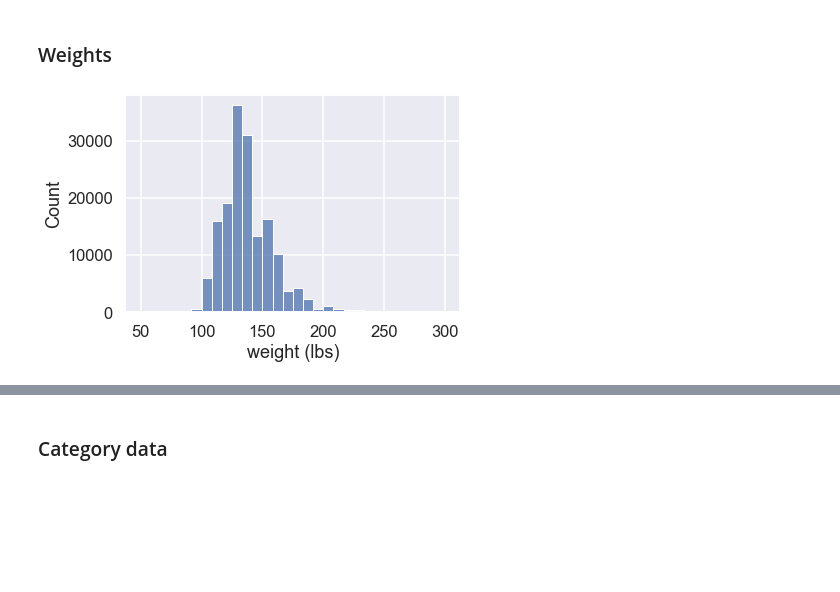
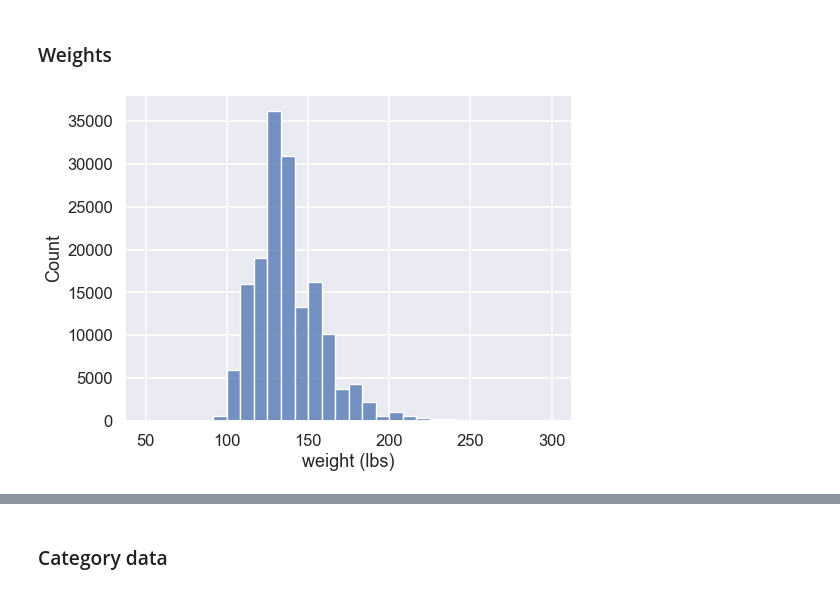
Before and after one commit to zic017/CSE158_Assignment2_Rating_Prediction_of_Clothes, a Jupyter notebook: EDA.ipynb, the cells around one changed output, grey strips where cells are left out. Saved outputs shown, nothing was run; the diff lists cells and outputs as text; code cells hidden in the pictures; blank space fills up the shorter version.

```diff
--- a/EDA.ipynb
+++ b/EDA.ipynb
@@ -188,8 +222,9 @@ Name: rating, Length: 192544, dtype: object
 # %% [markdown]
 ### Weights
 # %%
+plt.figure(figsize=(8, 6))
 sns.histplot(data=df, x = 'weight', bins=30)
 plt.xlabel('weight (lbs)')
 plt.show()
 # %% [output]
-[figure, old version]
+[figure, new version]
```
Also changed, not shown: parts of 12 cells of this notebook.
